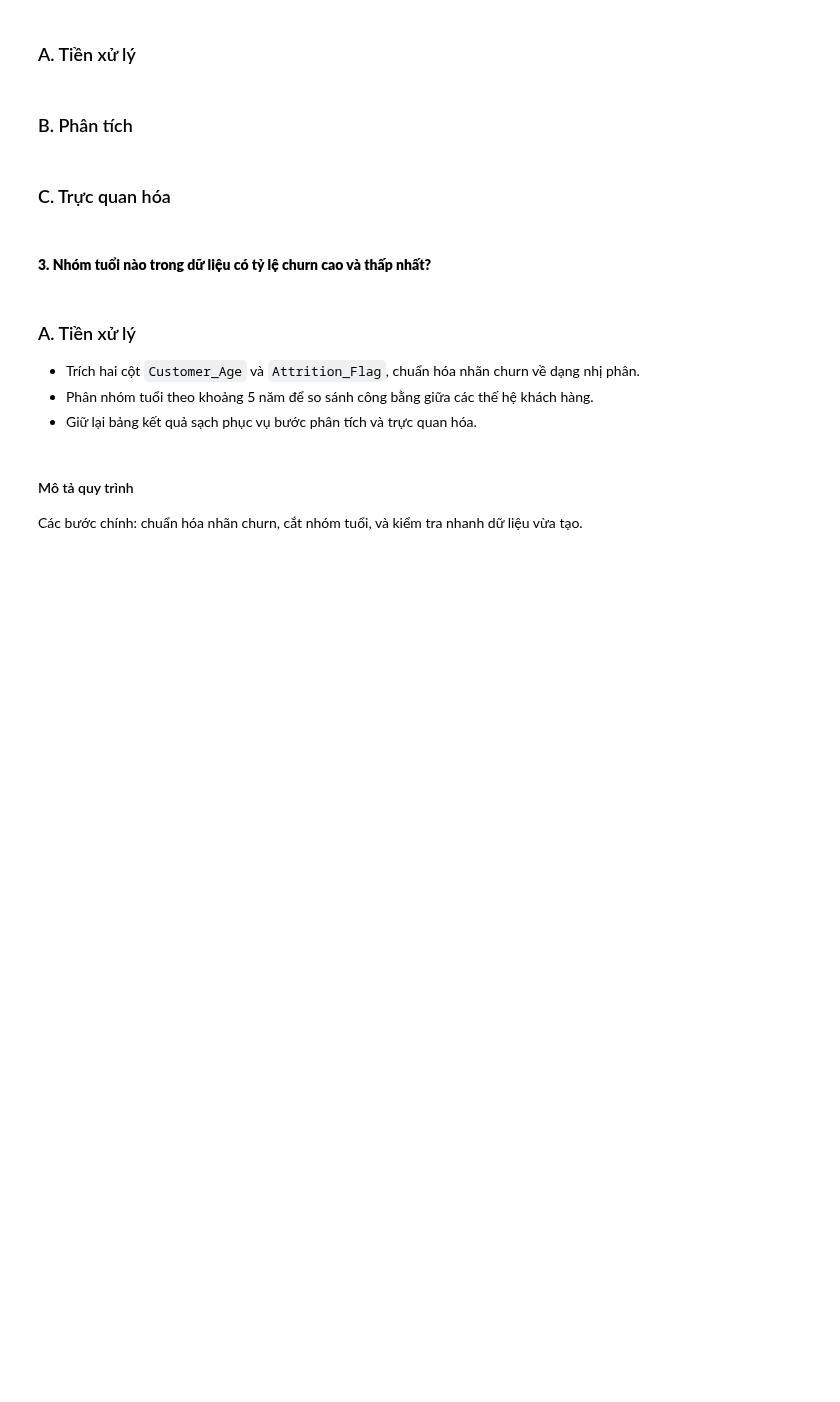
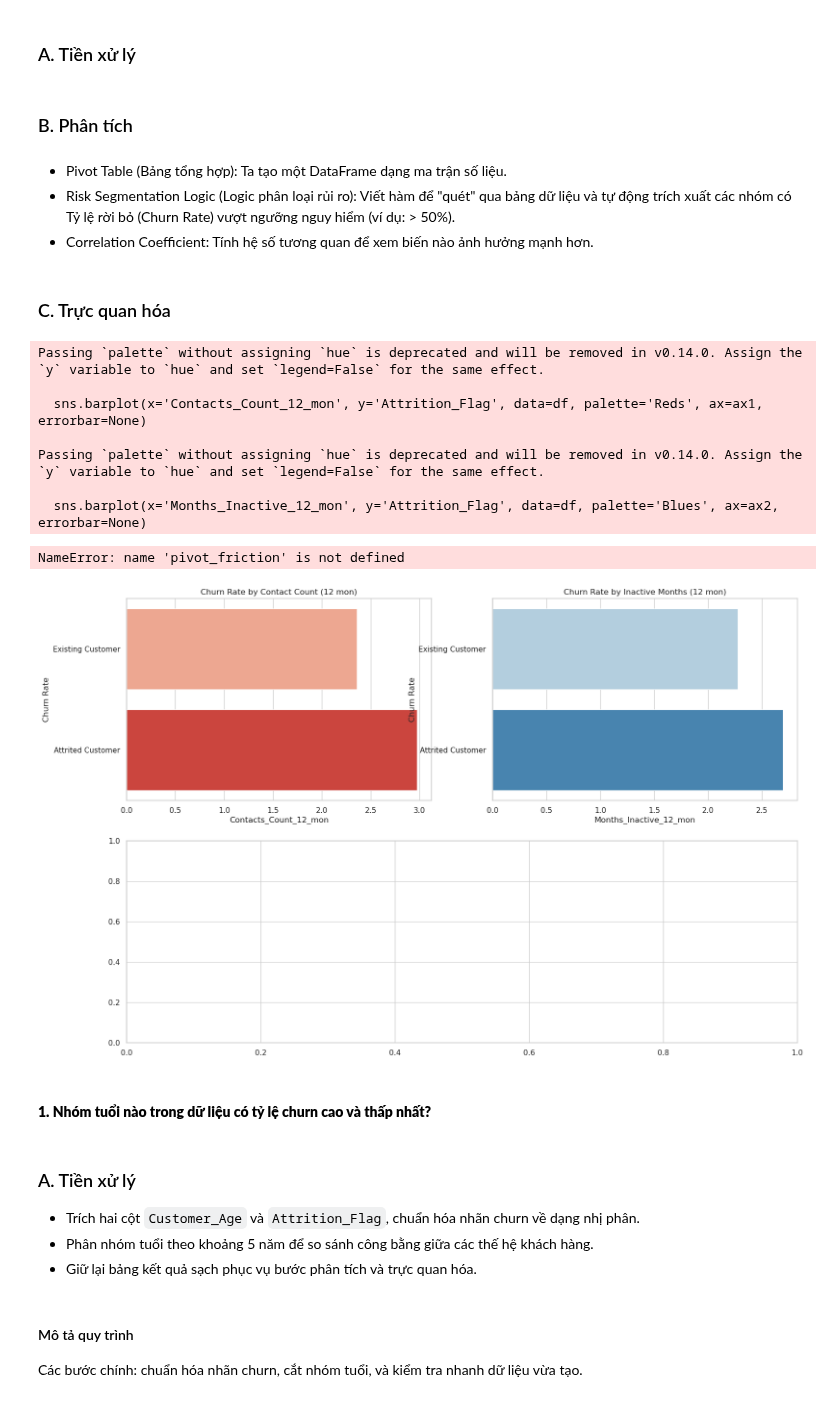
Before and after one commit to Khoa-Neee/P4DS_Final-Project, a Jupyter notebook: main.ipynb, the cells around one changed output. Drawn from its saved outputs; the diff is of its cells as text; code cells hidden in the pictures; blank space fills up the shorter version.

```diff
--- a/main.ipynb
+++ b/main.ipynb
@@ -1047,10 +1046,49 @@ Existing Customer  0.742434   0.721  0.228054
 ### A. Tiền xử lý
 # %% [markdown]
 ### B. Phân tích
+# %% [markdown]
+- Pivot Table (Bảng tổng hợp): Ta tạo một DataFrame dạng ma trận số liệu.
+- Risk Segmentation Logic (Logic phân loại rủi ro): Viết hàm để "quét" qua bảng dữ liệu và tự động trích xuất các nhóm có Tỷ lệ rời bỏ (Churn Rate) vượt ngưỡng nguy hiểm (ví dụ: > 50%).
+- Correlation Coefficient: Tính hệ số tương quan để xem biến nào ảnh hưởng mạnh hơn.
 # %% [markdown]
 ### C. Trực quan hóa
+# %%
+fig = plt.figure(figsize=(18, 12))
+gs = fig.add_gridspec(2, 2)
+
+# 1. Bar Chart: Tỷ lệ rời bỏ theo Số lần liên hệ
+ax1 = fig.add_subplot(gs[0, 0])
+sns.barplot(x='Contacts_Count_12_mon', y='Attrition_Flag', data=df, palette='Reds', ax=ax1, errorbar=None)
+ax1.set_title('Churn Rate by Contact Count (12 mon)')
+ax1.set_ylabel('Churn Rate')
+
+# 2. Bar Chart: Tỷ lệ rời bỏ theo Thời gian không hoạt động
+ax2 = fig.add_subplot(gs[0, 1])
+sns.barplot(x='Months_Inactive_12_mon', y='Attrition_Flag', data=df, palette='Blues', ax=ax2, errorbar=None)
+ax2.set_title('Churn Rate by Inactive Months (12 mon)')
+ax2.set_ylabel('Churn Rate')
+
+# 3. Heatmap: Tương tác giữa Contact và Inactive
+ax3 = fig.add_subplot(gs[1, :]) # Chiếm toàn bộ hàng dưới
+sns.heatmap(pivot_friction, annot=True, fmt=".0%", cmap='YlOrRd', ax=ax3)
+ax3.set_title('Heatmap: Churn Probability by Inactivity & Contact Frequency')
+ax3.set_ylabel('Months Inactive')
+ax3.set_xlabel('Contact Count')
+
+plt.tight_layout()
+plt.show()
+# %% [output]
+Passing `palette` without assigning `hue` is deprecated and will be removed in v0.14.0. Assign the `y` variable to `hue` and set `legend=False` for the same effect.
+
+  sns.barplot(x='Contacts_Count_12_mon', y='Attrition_Flag', data=df, palette='Reds', ax=ax1, errorbar=None)
+
+Passing `palette` without assigning `hue` is deprecated and will be removed in v0.14.0. Assign the `y` variable to `hue` and set `legend=False` for the same effect.
+
+  sns.barplot(x='Months_Inactive_12_mon', y='Attrition_Flag', data=df, palette='Blues', ax=ax2, errorbar=None)
+NameError: name 'pivot_friction' is not defined
+[figure, added]
 # %% [markdown]
-#### **3. Nhóm tuổi nào trong dữ liệu có tỷ lệ churn cao và thấp nhất?**
+#### **1. Nhóm tuổi nào trong dữ liệu có tỷ lệ churn cao và thấp nhất?**
 # %% [markdown]
 ### A. Tiền xử lý
 - Trích hai cột `Customer_Age` và `Attrition_Flag`, chuẩn hóa nhãn churn về dạng nhị phân.
```
Also changed, not shown: parts of 50 cells of this notebook.
